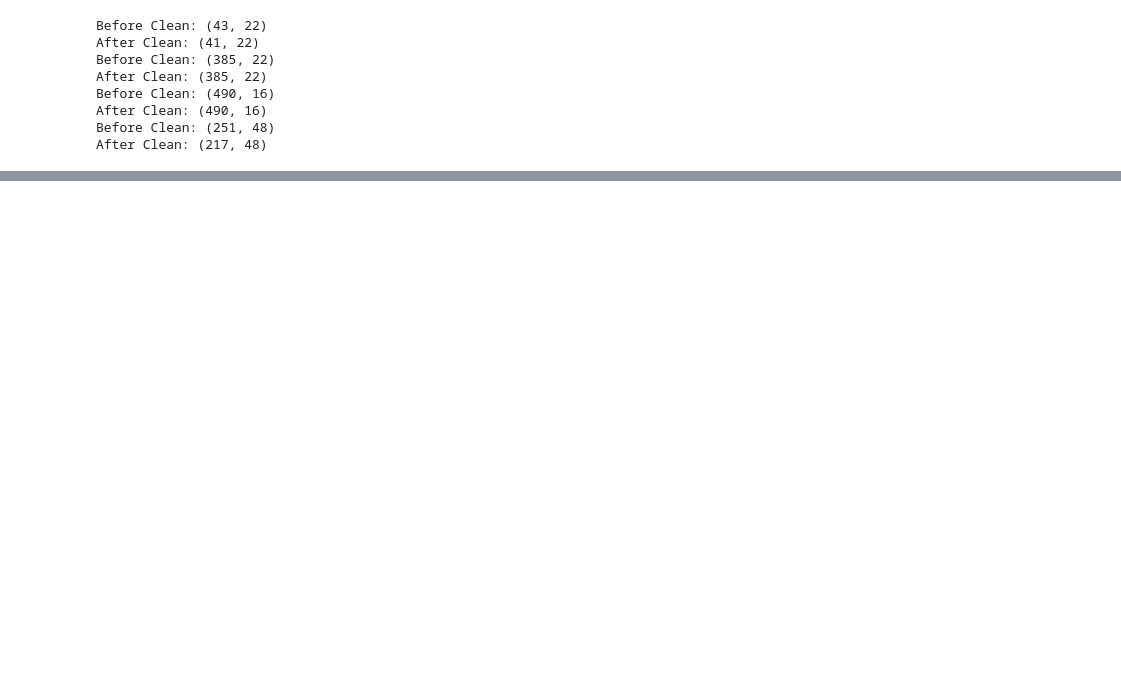
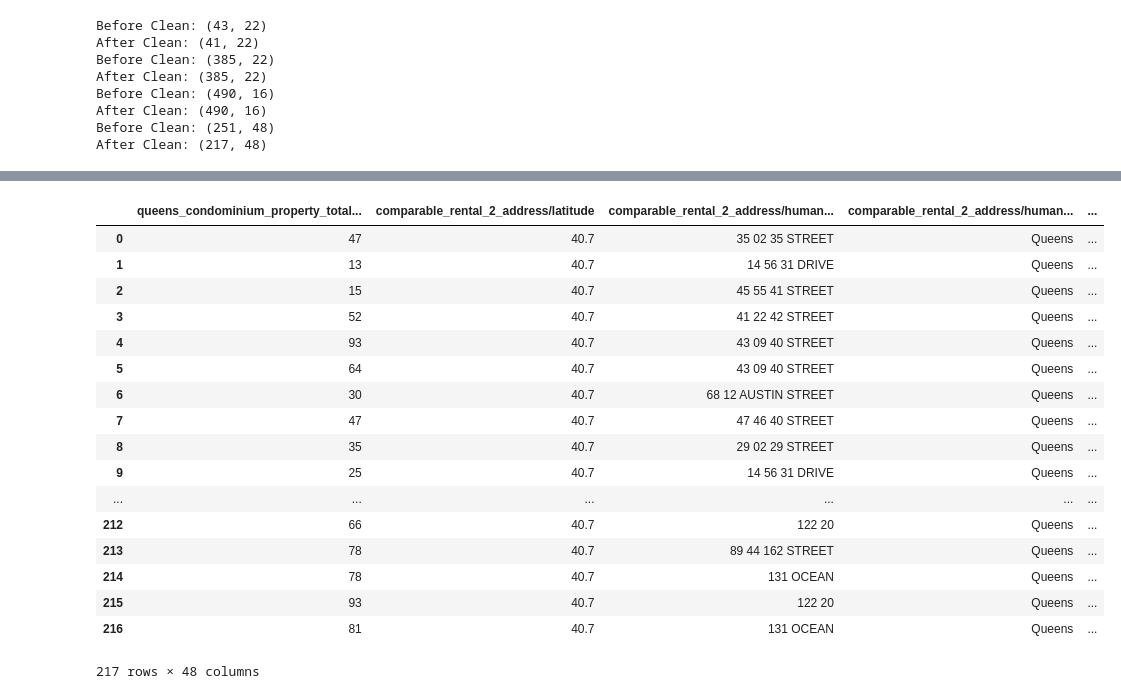
Before and after one commit to NudnikShpilkis/KalmanFilter-1004, a Jupyter notebook: GWE_local.ipynb, the cells around one changed output, grey strips where cells are left out. Saved outputs shown, nothing was run; the diff lists cells and outputs as text; code cells hidden in the pictures; blank space fills up the shorter version.

```diff
--- a/GWE_local.ipynb
+++ b/GWE_local.ipynb
@@ -126,0 +200,21 @@ for data in [(b,'3nja-bsch'),(c,'avir-tzek'),(d,'h3zm-ta5h'),(e,'m59i-mqex')]:
+# %%
+e
+# %% [output]
+|  | queens_condominium_property_total... | comparable_rental_2_address/latitude | comparable_rental_2_address/human... | comparable_rental_2_address/human... | ... |
+| 0 | 47 | 40.7 | 35 02 35 STREET | Queens | ... |
+| 1 | 13 | 40.7 | 14 56 31 DRIVE | Queens | ... |
+| 2 | 15 | 40.7 | 45 55 41 STREET | Queens | ... |
+| 3 | 52 | 40.7 | 41 22 42 STREET | Queens | ... |
+| 4 | 93 | 40.7 | 43 09 40 STREET | Queens | ... |
+| 5 | 64 | 40.7 | 43 09 40 STREET | Queens | ... |
+| 6 | 30 | 40.7 | 68 12 AUSTIN STREET | Queens | ... |
+| 7 | 47 | 40.7 | 47 46 40 STREET | Queens | ... |
+| 8 | 35 | 40.7 | 29 02 29 STREET | Queens | ... |
+| 9 | 25 | 40.7 | 14 56 31 DRIVE | Queens | ... |
+| ... | ... | ... | ... | ... | ... |
+| 212 | 66 | 40.7 | 122 20 | Queens | ... |
+| 213 | 78 | 40.7 | 89 44 162 STREET | Queens | ... |
+| 214 | 78 | 40.7 | 131 OCEAN | Queens | ... |
+| 215 | 93 | 40.7 | 122 20 | Queens | ... |
+| 216 | 81 | 40.7 | 131 OCEAN | Queens | ... |
+217 rows × 48 columns
```
Also changed, not shown: parts of 5 cells of this notebook, 7 other files.
